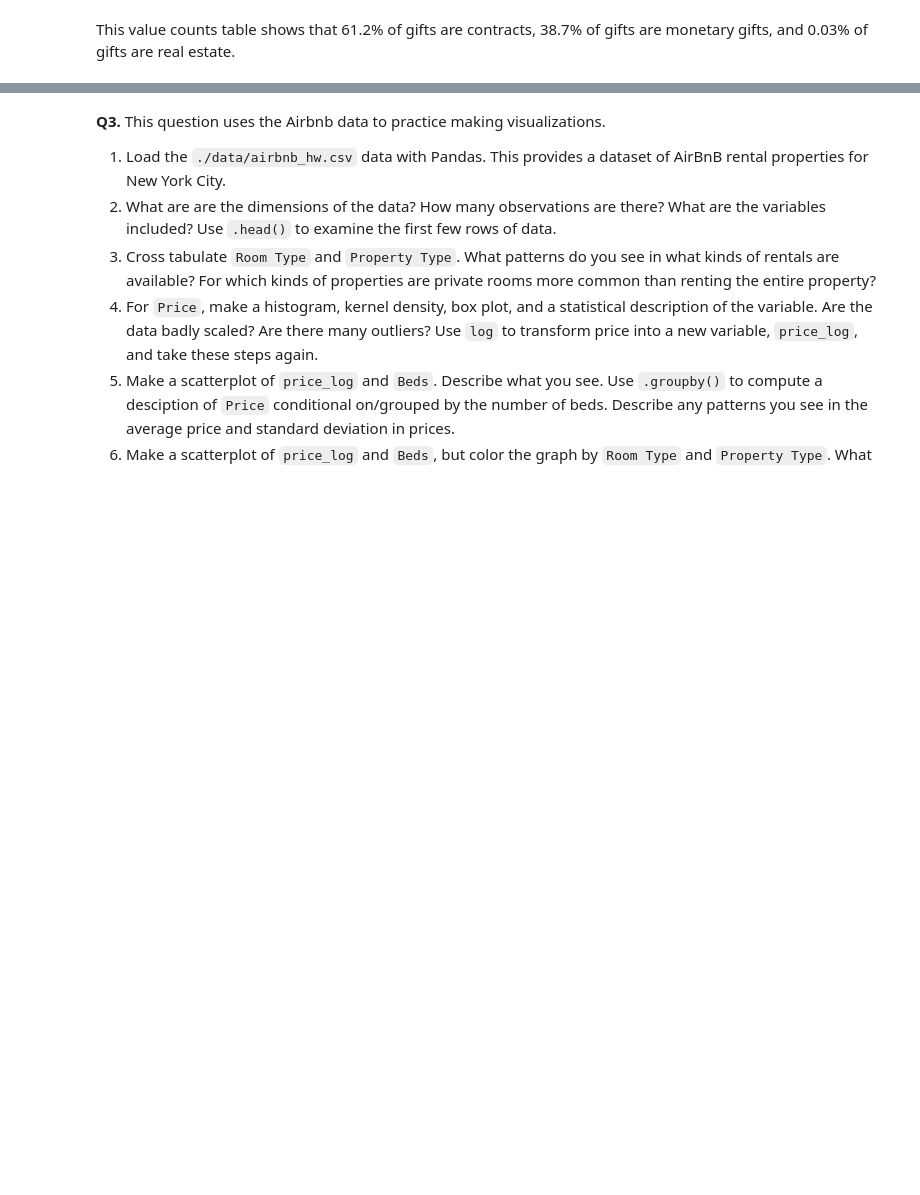
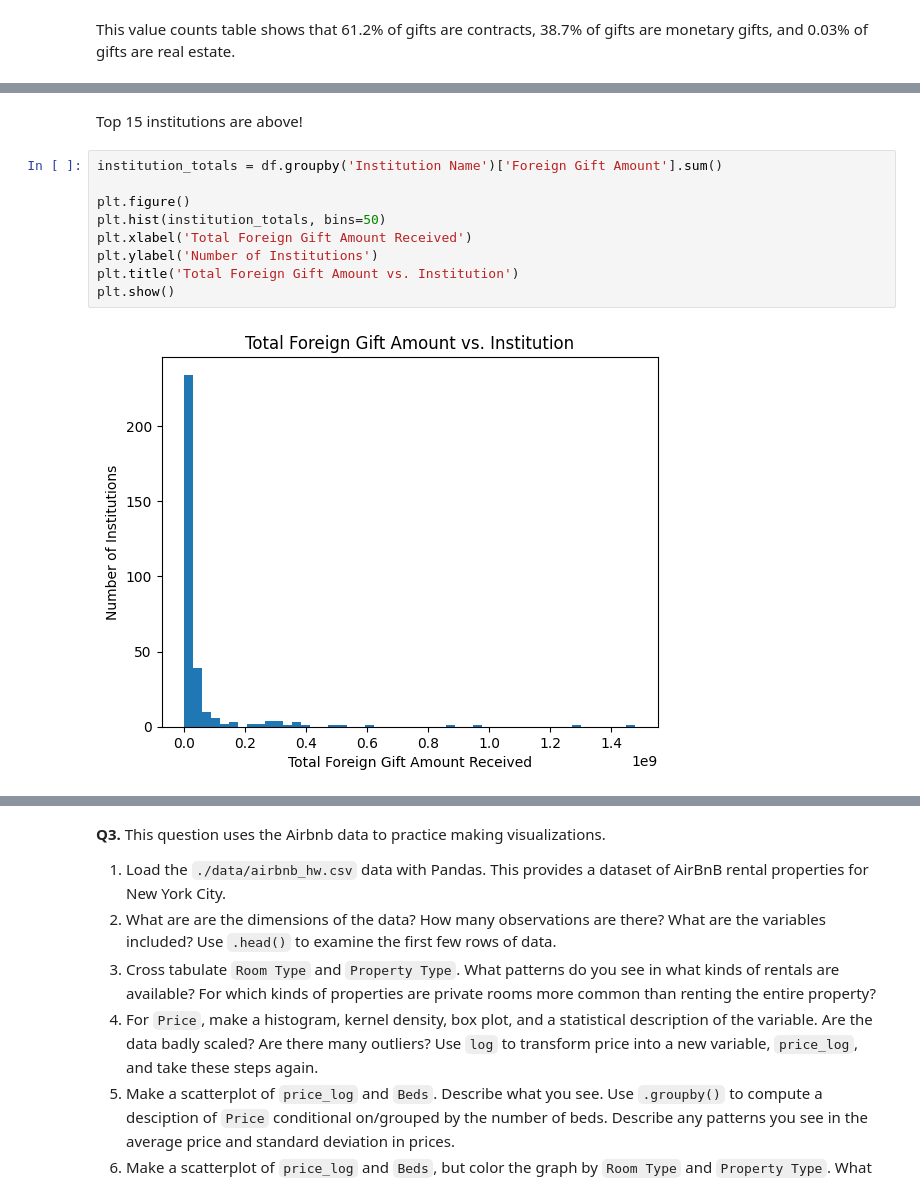
Before and after one commit to ananya-balach/unit3EDA, a Jupyter notebook: assignment/assignment.ipynb, the cells around one changed output, grey strips where cells are left out. Saved outputs shown, nothing was run; the diff lists cells and outputs as text; blank space fills up the shorter version.

```diff
--- a/assignment/assignment.ipynb
+++ b/assignment/assignment.ipynb
@@ -89,0 +187,13 @@ This value counts table shows that 61.2% of gifts are contracts, 38.7% of gifts
+# %% [markdown]
+Top 15 institutions are above!
+# %%
+institution_totals = df.groupby('Institution Name')['Foreign Gift Amount'].sum()
+
+plt.figure()
+plt.hist(institution_totals, bins=50)
+plt.xlabel('Total Foreign Gift Amount Received')
+plt.ylabel('Number of Institutions')
+plt.title('Total Foreign Gift Amount vs. Institution')
+plt.show()
+# %% [output]
+[figure, added]
```
Also changed, not shown: parts of 11 cells of this notebook.
